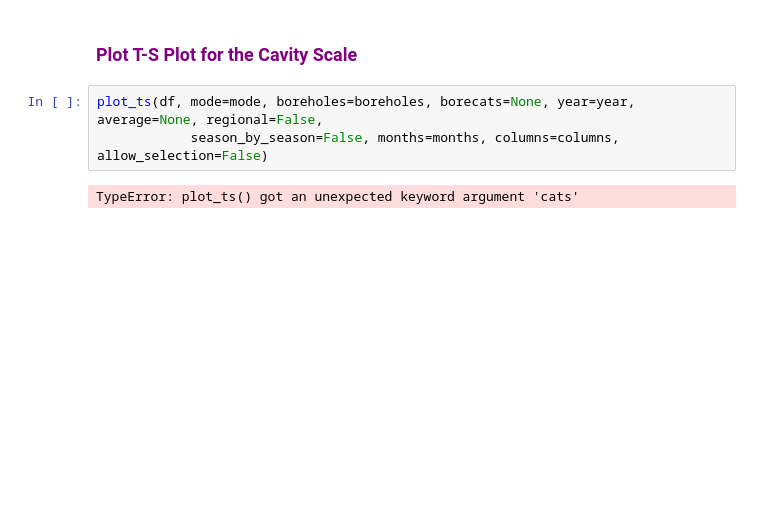
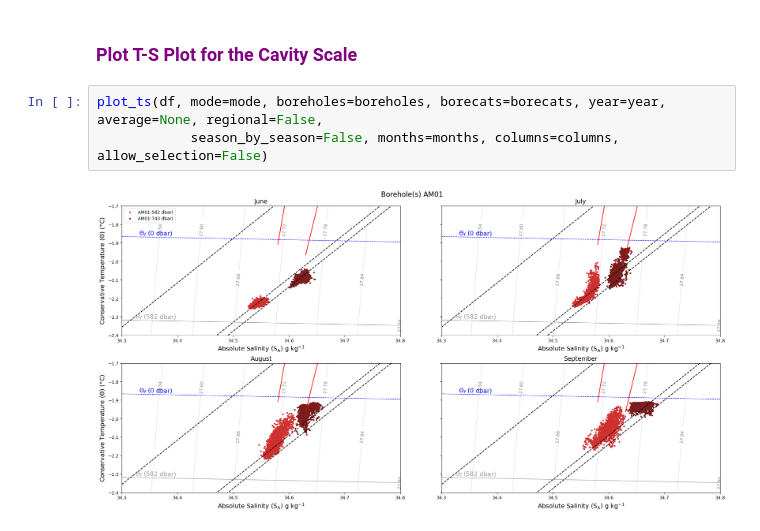
Before and after one commit to dohertyalexj/amery-amisor, a Jupyter notebook: notebooks/explore_T-SMonth.ipynb, the cells around one changed output. Drawn from its saved outputs; the diff is of its cells as text; blank space fills up the shorter version.

```diff
--- a/notebooks/explore_T-SMonth.ipynb
+++ b/notebooks/explore_T-SMonth.ipynb
@@ -26,7 +27,7 @@ plot_ts(df, mode=mode, boreholes=boreholes, borecats=None, year=year, average=No
 # %% [markdown]
 ### <span style="color:purple"> Plot T-S Plot for the Cavity Scale </span>
 # %%
-plot_ts(df, mode=mode, boreholes=boreholes, borecats=None, year=year, average=None, regional=False,
+plot_ts(df, mode=mode, boreholes=boreholes, borecats=borecats, year=year, average=None, regional=False,
             season_by_season=False, months=months, columns=columns, allow_selection=False)
 # %% [output]
-TypeError: plot_ts() got an unexpected keyword argument 'cats'
+[figure, added]
```
Also changed, not shown: parts of 2 cells of this notebook, 7 other files.
